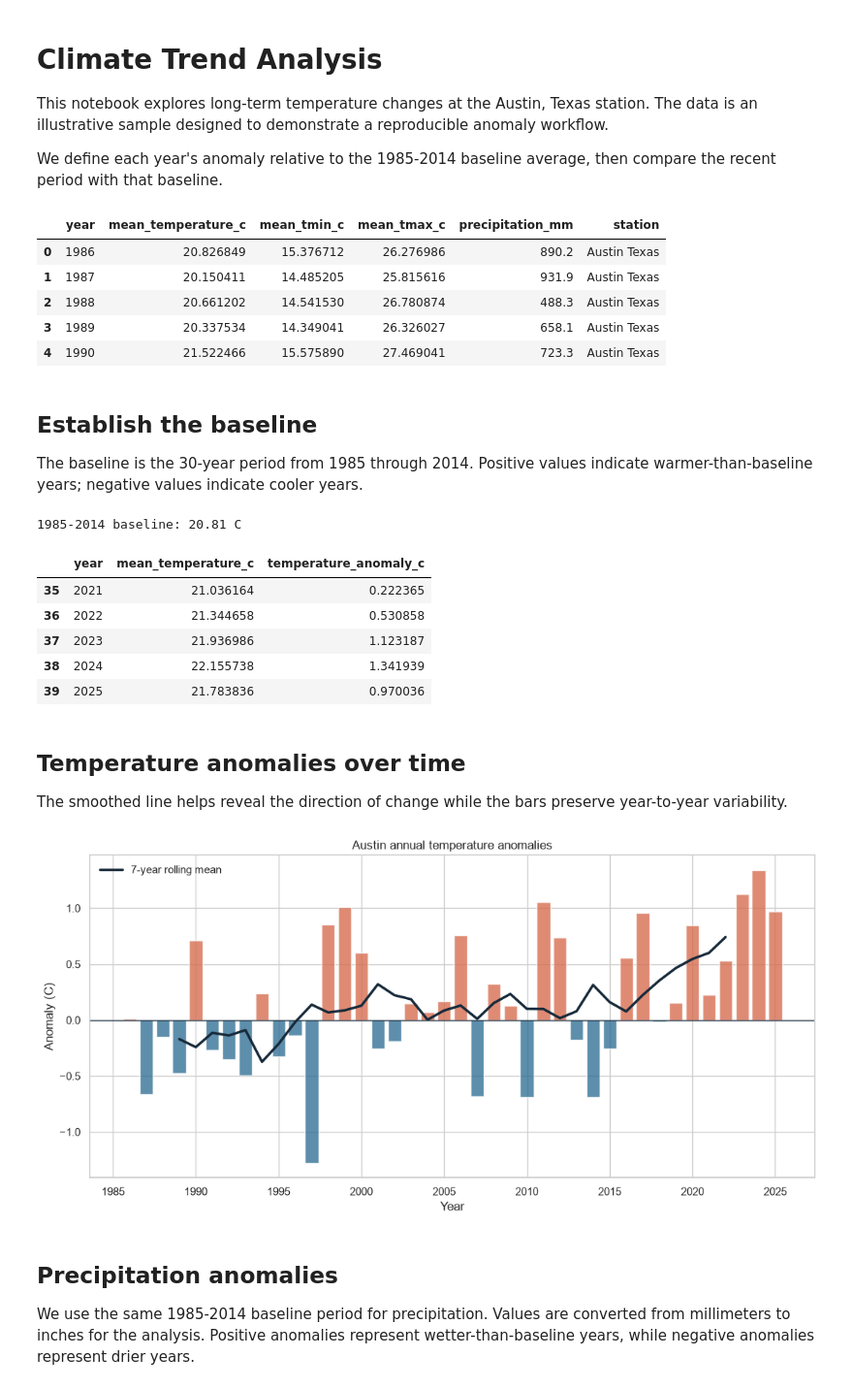
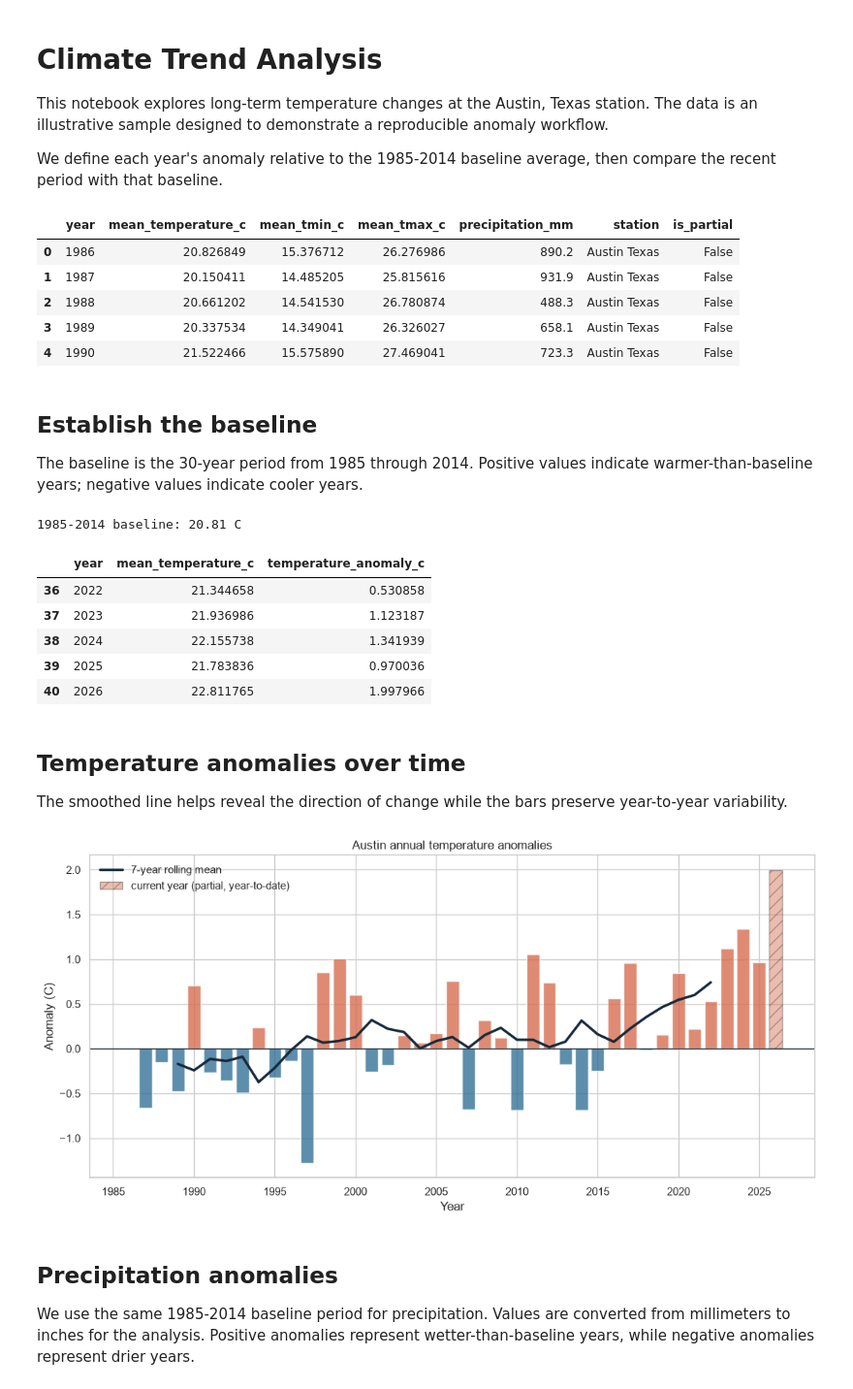
Before and after one commit to davilo61/austin-climate-trends, a Jupyter notebook: notebooks/climate_analysis.ipynb, the cells around one changed output. Shown at 97% size. Drawn from its saved outputs; the diff is of its cells as text; code cells hidden in the pictures.

Commit message:
Show current partial year on charts, marked distinctly, excluded from trend/rolling mean

```diff
--- a/notebooks/climate_analysis.ipynb
+++ b/notebooks/climate_analysis.ipynb
@@ -9,6 +9,7 @@ from pathlib import Path
 import pandas as pd
 import numpy as np
 import matplotlib.pyplot as plt
+from matplotlib.patches import Patch
 import seaborn as sns
 
 sns.set_theme(style='whitegrid', context='notebook')
@@ -27,17 +28,39 @@ weather = (daily_weather.groupby('year', as_index=False)
                 precipitation_mm=('prcp', 'sum')))
 weather['station'] = 'Austin Texas'
 
-# Exclude the current, still-in-progress year from every complete-year chart below.
+# The current year is still in progress, so flag it rather than dropping it.
 last_complete_year = pd.Timestamp.now().year - 1
-weather = weather[weather['year'] <= last_complete_year].copy()
+weather['is_partial'] = weather['year'] > last_complete_year
+
+
+def mark_partial_bars(bars, is_partial):
+    """Style the current-year bar as a hatched, muted 'partial year' bar."""
+    for bar, partial in zip(bars, is_partial):
+        if partial:
+            bar.set_alpha(0.45)
+            bar.set_hatch('//')
+            bar.set_edgecolor('#4a4a4a')
+
+
+def add_partial_year_legend(ax, is_partial, color):
+    """Add a legend entry explaining the partial-year bar, if one is present."""
+    if not is_partial.any():
+        ax.legend(frameon=False)
+        return
+    handles, labels = ax.get_legend_handles_labels()
+    handles.append(Patch(facecolor=color, edgecolor='#4a4a4a', hatch='//', alpha=0.45,
+                          label='current year (partial, year-to-date)'))
+    ax.legend(handles=handles, frameon=False)
+
+
 weather.head()
 # %% [output]
-|  | year | mean_temperature_c | mean_tmin_c | mean_tmax_c | precipitation_mm | station |
-| 0 | 1986 | 20.826849 | 15.376712 | 26.276986 | 890.2 | Austin Texas |
-| 1 | 1987 | 20.150411 | 14.485205 | 25.815616 | 931.9 | Austin Texas |
-| 2 | 1988 | 20.661202 | 14.541530 | 26.780874 | 488.3 | Austin Texas |
-| 3 | 1989 | 20.337534 | 14.349041 | 26.326027 | 658.1 | Austin Texas |
-| 4 | 1990 | 21.522466 | 15.575890 | 27.469041 | 723.3 | Austin Texas |
+|  | year | mean_temperature_c | mean_tmin_c | mean_tmax_c | precipitation_mm | station | is_partial |
+| 0 | 1986 | 20.826849 | 15.376712 | 26.276986 | 890.2 | Austin Texas | False |
+| 1 | 1987 | 20.150411 | 14.485205 | 25.815616 | 931.9 | Austin Texas | False |
+| 2 | 1988 | 20.661202 | 14.541530 | 26.780874 | 488.3 | Austin Texas | False |
+| 3 | 1989 | 20.337534 | 14.349041 | 26.326027 | 658.1 | Austin Texas | False |
+| 4 | 1990 | 21.522466 | 15.575890 | 27.469041 | 723.3 | Austin Texas | False |
 # %% [markdown]
 ## Establish the baseline
 
@@ -50,11 +73,11 @@ weather[['year', 'mean_temperature_c', 'temperature_anomaly_c']].tail()
 # %% [output]
 1985-2014 baseline: 20.81 C
 |  | year | mean_temperature_c | temperature_anomaly_c |
-| 35 | 2021 | 21.036164 | 0.222365 |
 | 36 | 2022 | 21.344658 | 0.530858 |
 | 37 | 2023 | 21.936986 | 1.123187 |
 | 38 | 2024 | 22.155738 | 1.341939 |
 | 39 | 2025 | 21.783836 | 0.970036 |
+| 40 | 2026 | 22.811765 | 1.997966 |
 # %% [markdown]
 ## Temperature anomalies over time
 
@@ -62,18 +85,20 @@ The smoothed line helps reveal the direction of change while the bars preserve y
 # %%
 fig, ax = plt.subplots(figsize=(11, 5.5))
 colors = ['#2f6f95' if value < 0 else '#d66b4d' for value in weather['temperature_anomaly_c']]
-ax.bar(weather['year'], weather['temperature_anomaly_c'], color=colors, width=0.8, alpha=0.78)
-rolling_mean = weather['temperature_anomaly_c'].rolling(7, center=True).mean()
-ax.plot(weather['year'], rolling_mean, color='#172a3a', linewidth=2.5, label='7-year rolling mean')
+bars = ax.bar(weather['year'], weather['temperature_anomaly_c'], color=colors, width=0.8, alpha=0.78)
+mark_partial_bars(bars, weather['is_partial'])
+complete = weather[~weather['is_partial']]
+rolling_mean = complete['temperature_anomaly_c'].rolling(7, center=True).mean()
+ax.plot(complete['year'], rolling_mean, color='#172a3a', linewidth=2.5, label='7-year rolling mean')
 ax.axhline(0, color='#172a3a', linewidth=1)
 ax.set(title='Austin annual temperature anomalies', xlabel='Year', ylabel='Anomaly (C)')
-ax.legend(frameon=False)
+add_partial_year_legend(ax, weather['is_partial'], colors[-1])
 fig.tight_layout()
 output_path.parent.mkdir(parents=True, exist_ok=True)
 fig.savefig(output_path, dpi=180, bbox_inches='tight')
 plt.show()
 # %% [output]
-[figure, old version]
+[figure, new version]
 # %% [markdown]
 ## Precipitation anomalies
 
```
Also changed, not shown: parts of 3 cells of this notebook, 12 other files.
